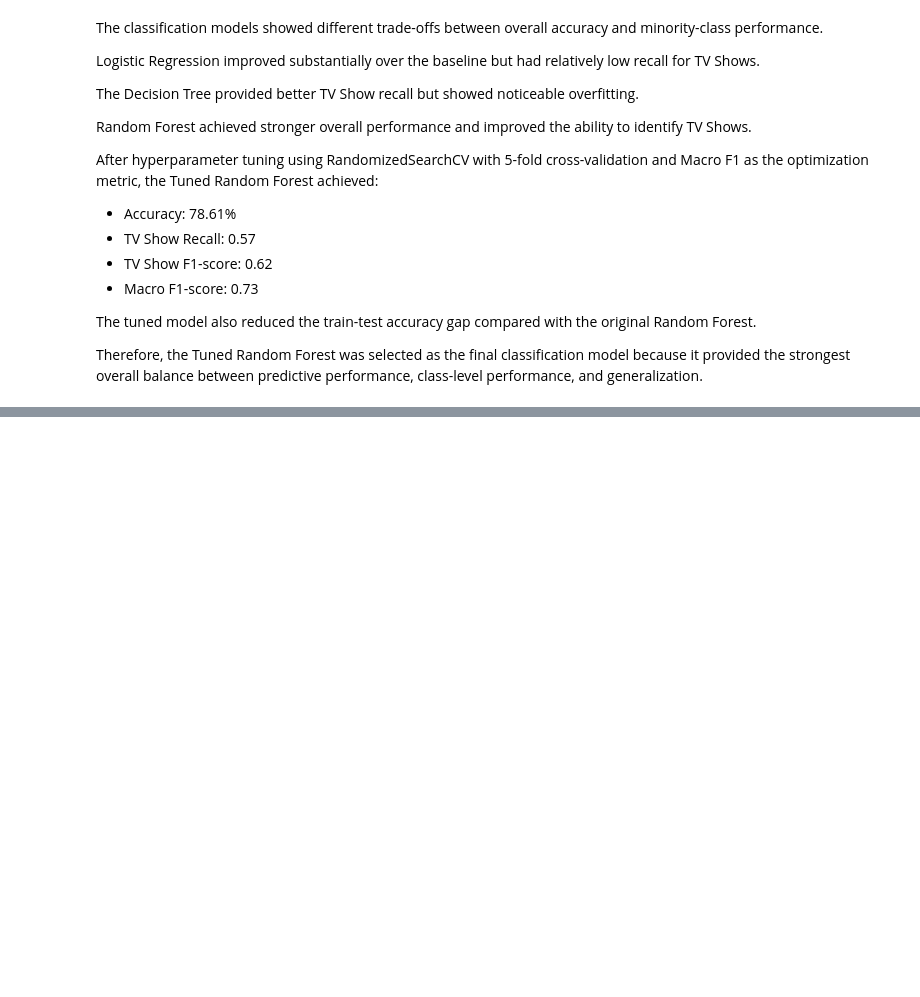
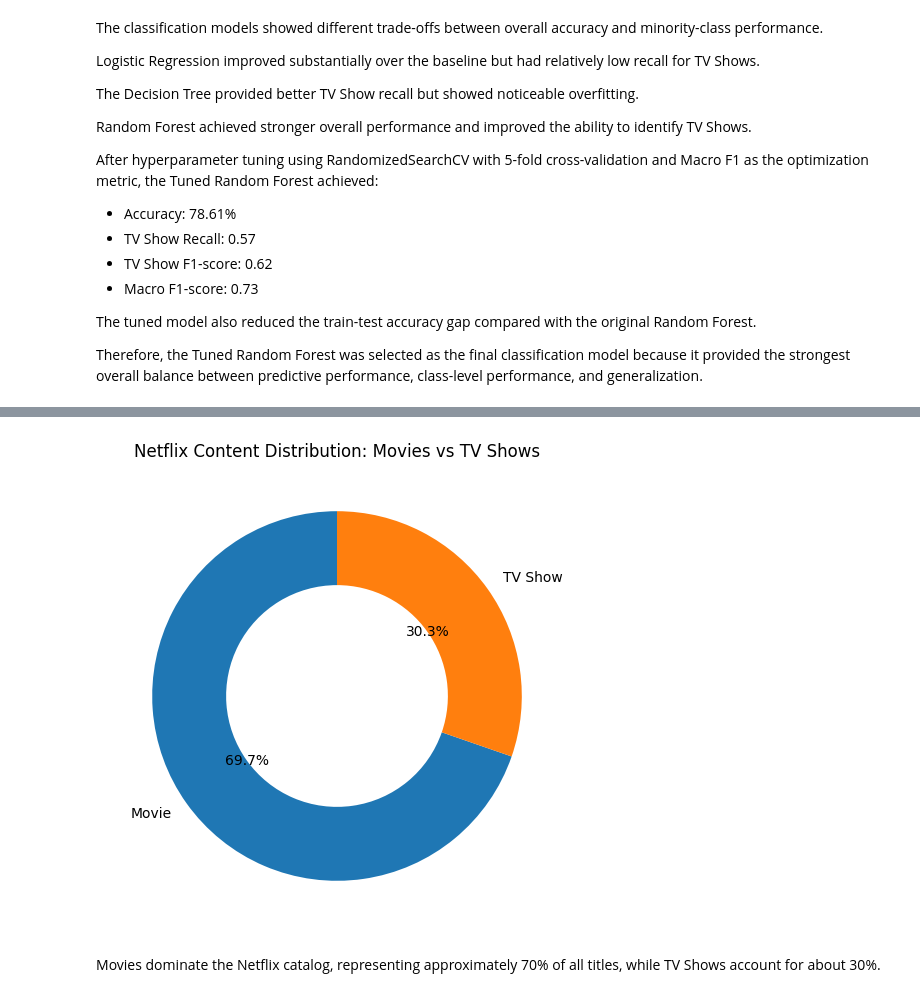
Before and after one commit to ahmedmamdouh111/Netflix-data-science-internship, a Jupyter notebook: Netflix_Data_Science_Internship.ipynb, the cells around one changed output, grey strips where cells are left out. Cells and saved outputs as stored; diff of their text form; code cells hidden in the pictures; blank space fills up the shorter version.

Commit message:
Add Task 6 business analysis for content type and countries

```diff
--- a/Netflix_Data_Science_Internship.ipynb
+++ b/Netflix_Data_Science_Internship.ipynb
@@ -20,7 +20,7 @@ from sklearn.tree import DecisionTreeClassifier
 from sklearn.ensemble import RandomForestClassifier
 from sklearn.model_selection import RandomizedSearchCV
 # %%
-|data_url = "https://raw.githubusercontent.com/ahmedmamdouh111/Netflix-data-science-internship/main/Dataset.csv"
+data_url = "https://raw.githubusercontent.com/ahmedmamdouh111/Netflix-data-science-internship/main/Dataset.csv"
 
 data = pd.read_csv(data_url)
 # %%
@@ -2316,0 +2333,3 @@ Therefore, the Tuned Random Forest was selected as the final classification mode
+# %%
+type_counts = data['type'].value_counts()
+type_counts
@@ -2316,0 +2351,17 @@ Therefore, the Tuned Random Forest was selected as the final classification mode
+# %%
+import matplotlib.pyplot as plt
+plt.figure(figsize=(6, 6))
+plt.pie(
+    type_counts.values,
+    labels=type_counts.index,
+    autopct='%1.1f%%',
+    startangle=90,
+    wedgeprops={'width': 0.4}
+)
+
+plt.title('Netflix Content Distribution: Movies vs TV Shows')
+plt.show()
+# %% [output]
+[figure, added]
+# %% [markdown]
+Movies dominate the Netflix catalog, representing approximately 70% of all titles, while TV Shows account for about 30%.
```
Also changed, not shown: parts of 9 cells of this notebook.
